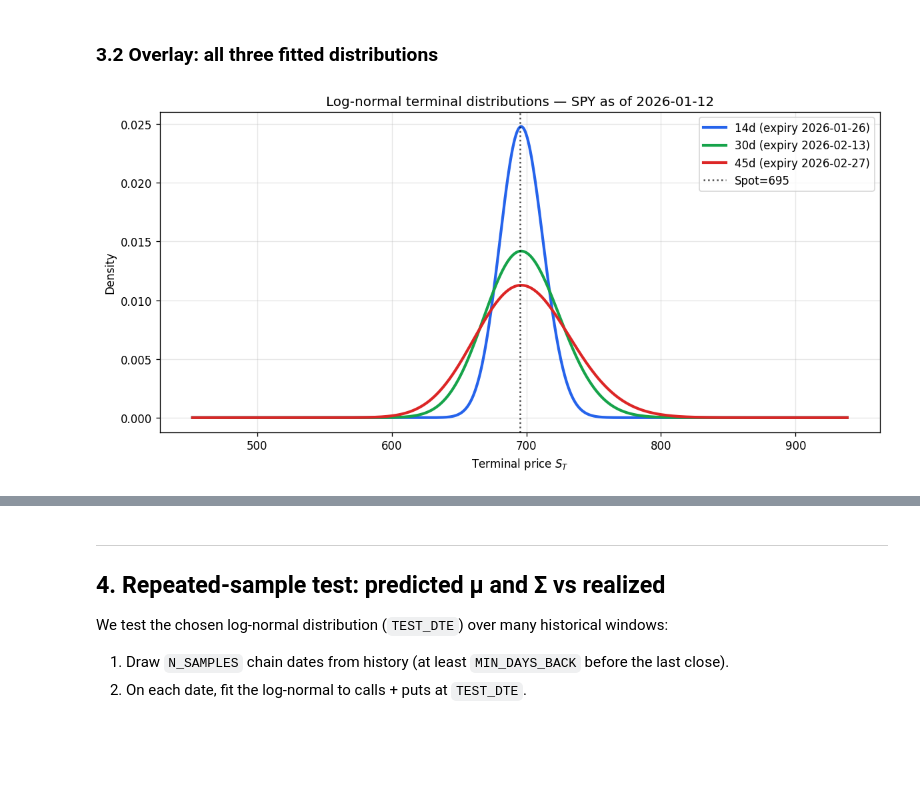
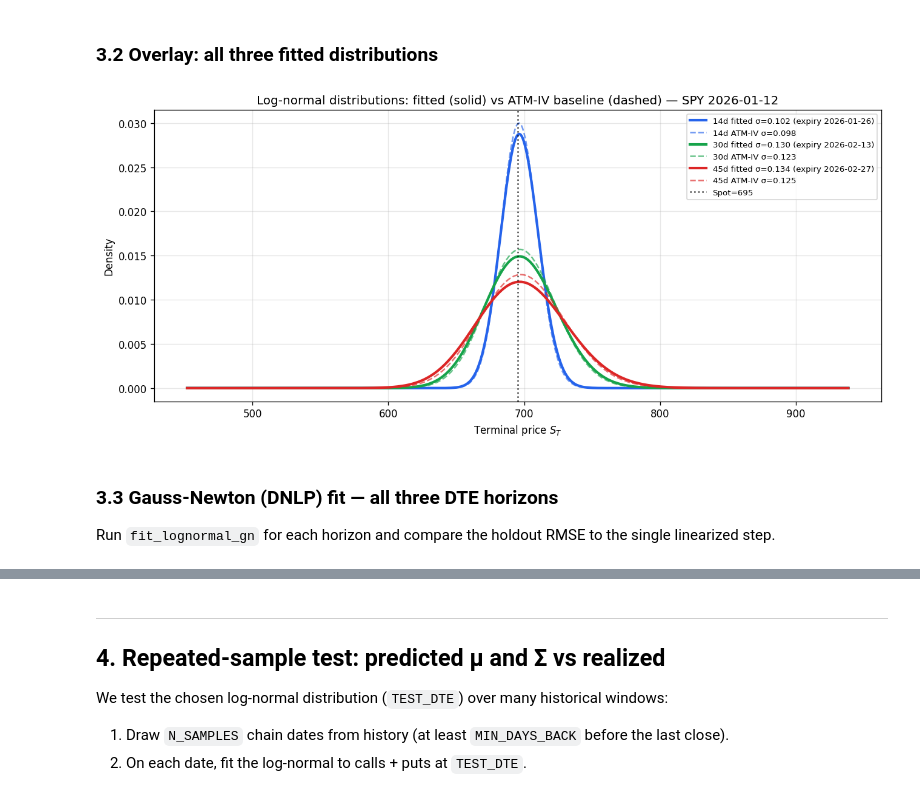
Before and after one commit to hshintree/cvx_options, a Jupyter notebook: log_norm.ipynb, the cells around one changed output, grey strips where cells are left out. Cells and saved outputs as stored; diff of their text form; code cells hidden in the pictures; blank space fills up the shorter version.

```diff
--- a/log_norm.ipynb
+++ b/log_norm.ipynb
@@ -296,6 +498,9 @@ For each DTE we:
 3. Fit (μ_ann, σ_ann) via one linearized CVXPY least-squares step.
 4. Report train / holdout RMSE and visualize the distribution and pricing error.
 # %%
+# ── Shared color palette (used by all plot cells) ────────────────────────────
+COLORS = {"14d": "#2563eb", "30d": "#16a34a", "45d": "#dc2626"}
+
 # ── Fit all three horizons ──────────────────────────────────────────────────
 fits = {}
 for label, target_dte in [("14d", DTE_14), ("30d", DTE_30), ("45d", DTE_45)]:
@@ -410,24 +615,47 @@ for label, target_dte in [("14d", DTE_14), ("30d", DTE_30), ("45d", DTE_45)]:
 # %% [markdown]
 ### 3.2 Overlay: all three fitted distributions
 # %%
-fig, ax = plt.subplots(figsize=(10, 5))
+fig, ax = plt.subplots(figsize=(11, 5))
+
+iv_cache = {}   # store ATM IVs for later use in section 3.5
+_gn = globals().get('fits_gn', {})   # safe: may not exist yet on first run
 
 for label, res in fits.items():
     T_  = res["T"]
     s0  = res["spot"]
-    sig_t = max(res["sigma_fit"] * np.sqrt(T_), 1e-6)
-    m     = np.log(s0) + (res["mu_fit"] - 0.5 * res["sigma_fit"]**2) * T_
     S_grid = np.linspace(s0 * 0.65, s0 * 1.35, 600)
-    pdf    = lognorm.pdf(S_grid, s=sig_t, scale=np.exp(m))
-    ax.plot(S_grid, pdf, lw=2.5, color=COLORS[label],
-            label=f"{label} (expiry {res['expiry']})")
+    color  = COLORS[label]
+
+    # ── Fitted log-normal (GN if available, else single-step) ──────────────
+    mu_plot    = _gn[label]["mu_fit"]    if label in _gn else res["mu_fit"]
+    sigma_plot = _gn[label]["sigma_fit"] if label in _gn else res["sigma_fit"]
+    sig_t = max(sigma_plot * np.sqrt(T_), 1e-6)
+    m     = np.log(s0) + (mu_plot - 0.5 * sigma_plot**2) * T_
+    pdf_fit = lognorm.pdf(S_grid, s=sig_t, scale=np.exp(m))
+    ax.plot(S_grid, pdf_fit, lw=2.5, color=color,
+            label=f"{label} fitted σ={sigma_plot:.3f} (expiry {res['expiry']})")
+
+    # ── ATM-IV baseline: risk-neutral log-normal with σ = ATM IV ───────────
+    try:
+        sigma_iv, K_atm = compute_atm_iv(res["option_df"], s0, T_, r=R_ANN)
+        iv_cache[label] = {"sigma_iv": sigma_iv, "K_atm": K_atm, "T": T_, "spot": s0,
+                           "expiry": res["expiry"]}
+        pdf_iv = iv_lognormal_pdf(S_grid, s0, sigma_iv, T_, r=R_ANN)
+        ax.plot(S_grid, pdf_iv, lw=1.5, color=color, ls="--", alpha=0.65,
+                label=f"{label} ATM-IV σ={sigma_iv:.3f}")
+    except Exception as e:
+        print(f"  [{label}] ATM IV failed: {e}")
 
 ax.axvline(spot, color="black", ls=":", lw=1.5, alpha=0.7, label=f"Spot={spot:.0f}")
 ax.set_xlabel("Terminal price $S_T$")
 ax.set_ylabel("Density")
-ax.set_title(f"Log-normal terminal distributions — {ASSET} as of {fit_date}")
-ax.legend()
+ax.set_title(f"Log-normal distributions: fitted (solid) vs ATM-IV baseline (dashed) — {ASSET} {fit_date}")
+ax.legend(fontsize=8)
 plt.tight_layout()
 plt.show()
 # %% [output]
-[figure, old version]
+[figure, new version]
+# %% [markdown]
+### 3.3 Gauss-Newton (DNLP) fit — all three DTE horizons
+
+Run `fit_lognormal_gn` for each horizon and compare the holdout RMSE to the single linearized step.
```
Also changed, not shown: parts of 15 cells of this notebook, 1 other file.
